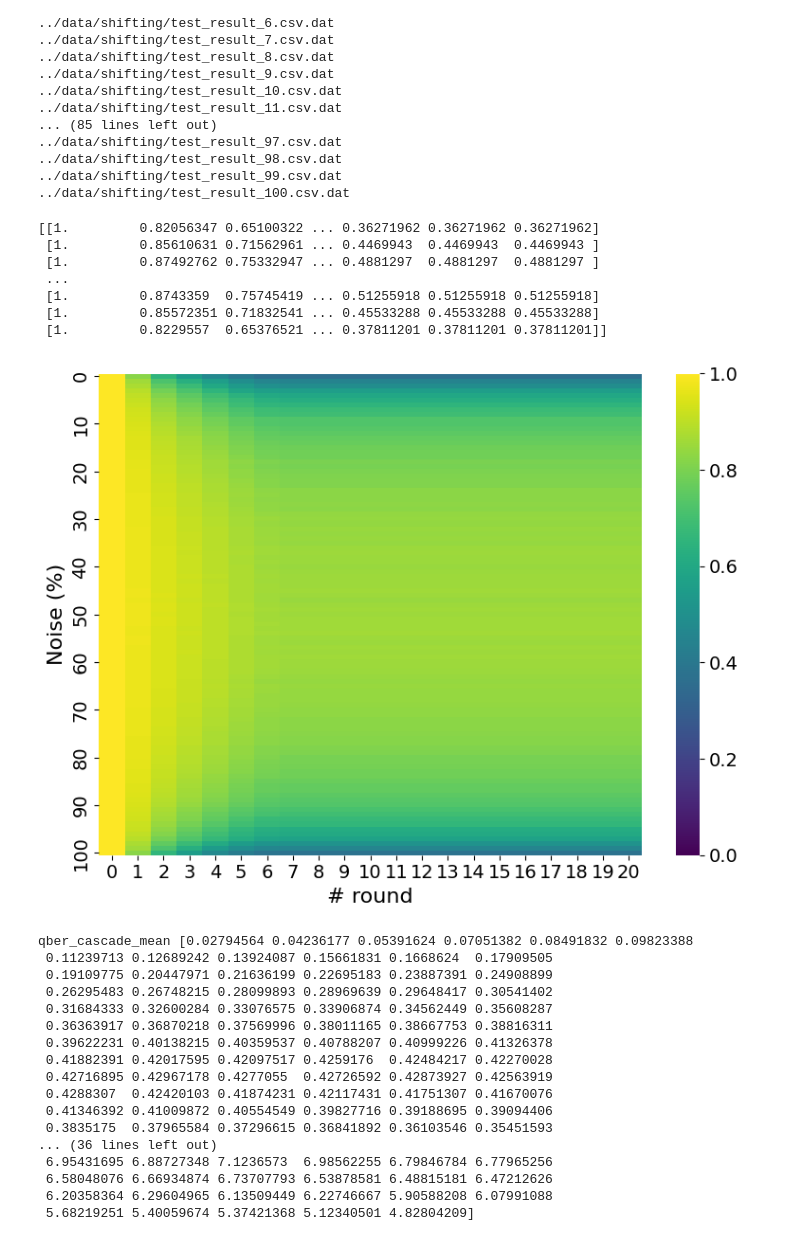
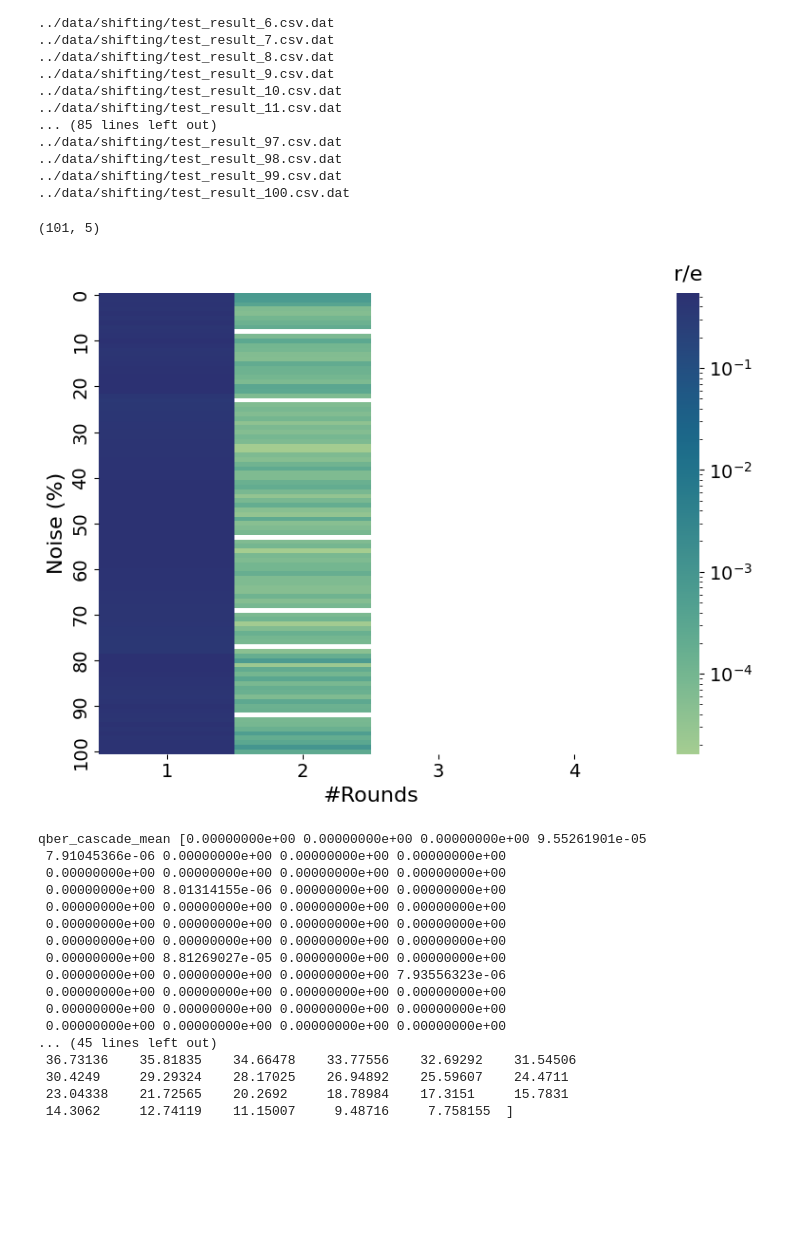
Before and after one commit to duyndh98/DIQKD, a Jupyter notebook: src/plot.ipynb, the cells around one changed output. Drawn from its saved outputs; the diff is of its cells as text; code cells hidden in the pictures; blank space fills up the shorter version.

Commit message:
Update simulation and error correction

```diff
--- a/src/plot.ipynb
+++ b/src/plot.ipynb
@@ -52,7 +78,7 @@ chsh_values = defaultdict(list)
 qber_values = defaultdict(list)
 
 for x in range(101):
-    filename = f"{os.getcwd()}/../data/readout/test_result_{x}.csv"
+    filename = f"{os.getcwd()}/../data_defense/readout/{x:03d}.csv"
     try:
         with open(filename, "r") as f:
             for line in f:
@@ -65,9 +91,12 @@ for x in range(101):
 
                 noise = float(noise_str)
                 chsh  = float(chsh_str)
+                # chsh = compute_CHSH(X, Y, A, B)
+                print(chsh)
 
-                qber = compute_QBER(X, Y, A, B)
-                #print(qber, qber_str)
+                # qber = compute_QBER(X, Y, A, B)
+                qber  = float(qber_str)
+                print(qber)
 
                 chsh_values[noise].append(chsh)
                 qber_values[noise].append(qber)
@@ -276,12 +242,12 @@ import numpy as np
 from collections import defaultdict
 
 L = np.zeros((101))
-E = np.zeros((101, 21))
+E = np.zeros((101, 5))
 
 qber_cascade_values = defaultdict(list)
 
 for noise in range(0, 101, 1):
-    file_path = f'../data/correction/test_result_{noise}.csv.dat.txt'
+    file_path = f'../data_defense/correction/{noise:03d}.csv'
 
     with open(file_path, 'r') as file:
         for line in file:
@@ -303,46 +269,44 @@ for noise in range(0, 101, 1):
 #     print(qber_cascade_values[noise])
 # %%
 import numpy as np
+from matplotlib.colors import LogNorm
 
 e_values = np.arange(0, 101)
-n_values = np.arange(0, 21)
+n_values = np.arange(1, 5)
 
 ratio = E.astype(float) / E[:, [0]]
-print(ratio)
+print(ratio.shape)
 
 import matplotlib.pyplot as plt
 import seaborn as sns
 
 plt.figure(figsize=(8, 6))
 
 sns.heatmap(
-    ratio,
-    cmap='viridis',
+    ratio[:,1:],
+    cmap='crest',
+    norm=LogNorm(),
     vmin=0, vmax=1,
     xticklabels=n_values,
     yticklabels=10,
     annot=False, fmt=".2f",
+    cbar_kws={}
 )
 cbar = plt.gca().collections[0].colorbar
 cbar.ax.tick_params(labelsize=14)
+cbar.ax.set_title('r/e', fontsize=16, pad=10)
 
-plt.xlabel('# round', fontsize=16)
+plt.xlabel('#Rounds', fontsize=16)
 plt.ylabel('Noise (%)', fontsize=16)
 plt.xticks(fontsize=14)
 plt.yticks(fontsize=14)
 
 plt.tight_layout()
-plt.savefig("../images/plot_noise_CASCADE.pdf", format="pdf", bbox_inches="tight")
+plt.savefig("../images/plot_noise_CASCADE_v3.pdf", format="pdf", bbox_inches="tight")
 plt.show()
 # %% [output]
-[[1.         0.82056347 0.65100322 ... 0.36271962 0.36271962 0.36271962]
- [1.         0.85610631 0.71562961 ... 0.4469943  0.4469943  0.4469943 ]
- [1.         0.87492762 0.75332947 ... 0.4881297  0.4881297  0.4881297 ]
- ...
- [1.         0.8743359  0.75745419 ... 0.51255918 0.51255918 0.51255918]
- [1.         0.85572351 0.71832541 ... 0.45533288 0.45533288 0.45533288]
- [1.         0.8229557  0.65376521 ... 0.37811201 0.37811201 0.37811201]]
+(101, 5)
-[figure, old version]
+[figure, new version]
 # %%
 qber_cascade_mean = np.array([np.mean(qber_cascade_values[n]) for n in noises])
 qber_cascade_std  = np.array([np.std(qber_cascade_values[n], ddof=1) for n in noises])
@@ -354,23 +318,23 @@ improvement = (qber_mean - qber_cascade_mean) * 100
 print("Improvement (%)", np.average(improvement))
 print("Improvement per noise level", improvement)
 # %% [output]
-qber_cascade_mean [0.02794564 0.04236177 0.05391624 0.07051382 0.08491832 0.09823388
- 0.11239713 0.12689242 0.13924087 0.15661831 0.1668624  0.17909505
- 0.19109775 0.20447971 0.21636199 0.22695183 0.23887391 0.24908899
- 0.26295483 0.26748215 0.28099893 0.28969639 0.29648417 0.30541402
- 0.31684333 0.32600284 0.33076575 0.33906874 0.34562449 0.35608287
- 0.36363917 0.36870218 0.37569996 0.38011165 0.38667753 0.38816311
- 0.39622231 0.40138215 0.40359537 0.40788207 0.40999226 0.41326378
- 0.41882391 0.42017595 0.42097517 0.4259176  0.42484217 0.42270028
- 0.42716895 0.42967178 0.4277055  0.42726592 0.42873927 0.42563919
- 0.4288307  0.42420103 0.41874231 0.42117431 0.41751307 0.41670076
- 0.41346392 0.41009872 0.40554549 0.39827716 0.39188695 0.39094406
- 0.3835175  0.37965584 0.37296615 0.36841892 0.36103546 0.35451593
-... (36 lines left out)
- 6.95431695 6.88727348 7.1236573  6.98562255 6.79846784 6.77965256
- 6.58048076 6.66934874 6.73707793 6.53878581 6.48815181 6.47212626
- 6.20358364 6.29604965 6.13509449 6.22746667 5.90588208 6.07991088
- 5.68219251 5.40059674 5.37421368 5.12340501 4.82804209]
+qber_cascade_mean [0.00000000e+00 0.00000000e+00 0.00000000e+00 9.55261901e-05
+ 7.91045366e-06 0.00000000e+00 0.00000000e+00 0.00000000e+00
+ 0.00000000e+00 0.00000000e+00 0.00000000e+00 0.00000000e+00
+ 0.00000000e+00 8.01314155e-06 0.00000000e+00 0.00000000e+00
+ 0.00000000e+00 0.00000000e+00 0.00000000e+00 0.00000000e+00
+ 0.00000000e+00 0.00000000e+00 0.00000000e+00 0.00000000e+00
+ 0.00000000e+00 0.00000000e+00 0.00000000e+00 0.00000000e+00
+ 0.00000000e+00 8.81269027e-05 0.00000000e+00 0.00000000e+00
+ 0.00000000e+00 0.00000000e+00 0.00000000e+00 7.93556323e-06
+ 0.00000000e+00 0.00000000e+00 0.00000000e+00 0.00000000e+00
+ 0.00000000e+00 0.00000000e+00 0.00000000e+00 0.00000000e+00
+ 0.00000000e+00 0.00000000e+00 0.00000000e+00 0.00000000e+00
+... (45 lines left out)
+ 36.73136    35.81835    34.66478    33.77556    32.69292    31.54506
+ 30.4249     29.29324    28.17025    26.94892    25.59607    24.4711
+ 23.04338    21.72565    20.2692     18.78984    17.3151     15.7831
+ 14.3062     12.74119    11.15007     9.48716     7.758155  ]
 # %%
 import numpy as np
 import matplotlib.pyplot as plt
```
Also changed, not shown: parts of 6 cells of this notebook, 16 other files.
